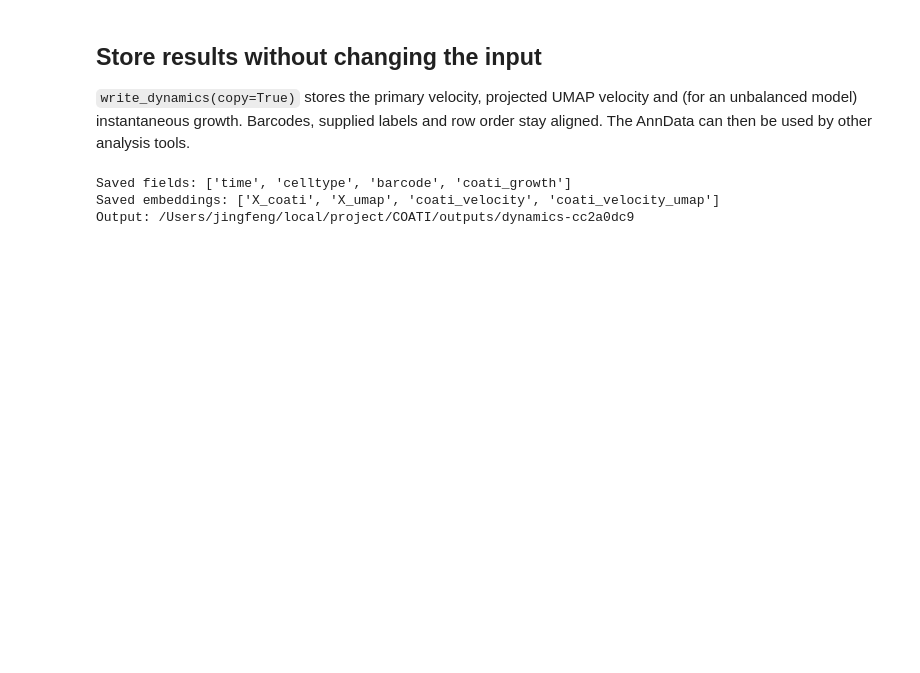
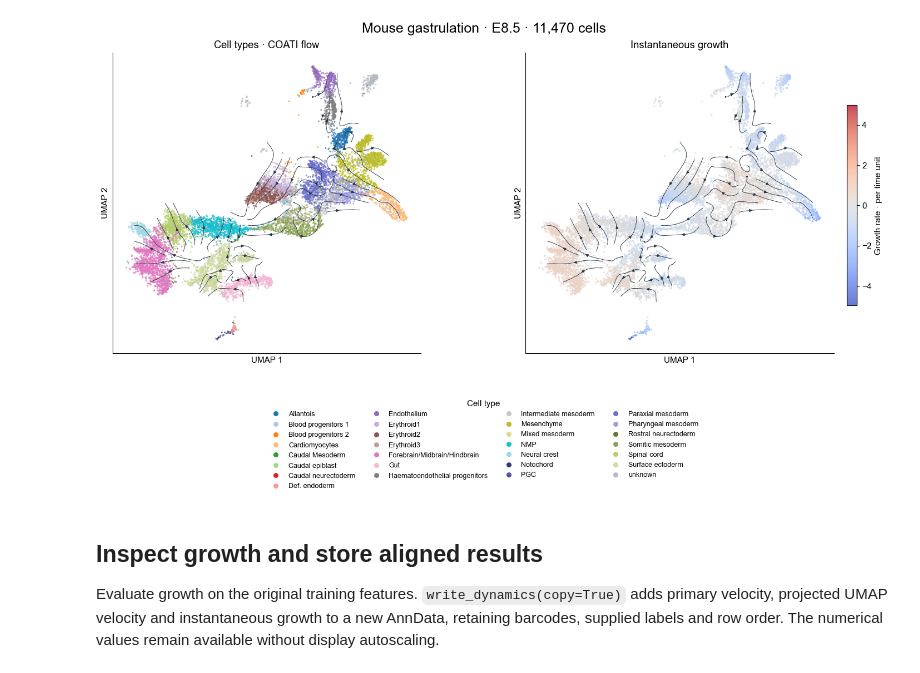
Before and after one commit to shankswang953/COATI, a Jupyter notebook: docs/tutorials/07_dynamics.ipynb, the cells around one changed output. Saved outputs shown, nothing was run; the diff lists cells and outputs as text; code cells hidden in the pictures; blank space fills up the shorter version.

Commit message:
Use real gastrulation training in the UMAP dynamics tutorial

```diff
--- a/docs/tutorials/07_dynamics.ipynb
+++ b/docs/tutorials/07_dynamics.ipynb
@@ -16,9 +16,17 @@ This example uses synthetic branching distributions and supplied toy group label
 # %%
 from pathlib import Path
+import os
 import uuid
+import hashlib
+import json
+import torch
+import anndata as ad
 import numpy as np
+import pandas as pd
 import matplotlib.pyplot as plt
 import coati as ct
 
 %matplotlib inline
 plt.rcParams.update({"font.family": "Arial", "font.size": 11})
+project_dir = Path.cwd().parent if Path.cwd().name == "notebooks" else Path.cwd()
+DATA_DIR = Path(os.environ.get("COATI_GASTRULATION_DATA", project_dir.parent / "TraInfBench/data/processed/gastrulation"))
@@ -49,8 +69,12 @@ The prepared AnnData can be passed directly to training. `balanced=False` enable
 # %%
-balanced = False
-output_dir = Path("outputs") / ("dynamics-" + uuid.uuid4().hex[:8])
-result = ct.train_vector_field(cells, balanced=balanced, iterations=300,
-                               batch_size=64, seed=7, output_dir=output_dir)
+config = ct.Config(
+    multimodal=True, balanced=False, iterations=1000,
+    batch_size=128, hidden_dim=128, learning_rate=1e-3,
+    secondary_weight=.35, matching_weight=50., energy_weight=1.,
+    manifold_weight=.1, sync_density_loss=True, seed=0,
+)
+output_dir = Path("outputs") / ("gastrulation-dynamics-" + uuid.uuid4().hex[:8])
+result = ct.train_vector_field(cells, config, output_dir=output_dir)
 print("Training times:", result.data.times)
-print("Balanced:", balanced)
+print("Output:", result.output_dir)
 # %% [output]
@@ -85,21 +89,29 @@ Growth rates: (384,) range: -0.16602307558059692 0.2156638205051422
+# %%
+stage_cells = cells[cells.obs["stage"] == "E8.5"].copy()
+names = stage_cells.obs["celltype"].cat.categories
+colors = list(plt.get_cmap("tab20").colors) + list(plt.get_cmap("tab20b").colors)
+palette = dict(zip(names, colors))
+palette["unknown"] = "#b5bac2"
+fig, axes = plt.subplots(1, 2, figsize=(15, 9))
+result.plot_dynamics(
+    stage_cells, axes=axes, labels=False, palette=palette,
+    point_size=5, alpha=.75, density=1.3, linewidth=.65, arrow_size=.8, grid_size=60,
+)
+legend = axes[0].get_legend()
+fig.legend(legend.legend_handles, [text.get_text() for text in legend.get_texts()],
+           loc="lower center", bbox_to_anchor=(.5, .015), ncol=4,
+           frameon=False, fontsize=9, title="Cell type", markerscale=1.3)
+legend.remove()
+fig.suptitle(f"Mouse gastrulation · E8.5 · {stage_cells.n_obs:,} cells", fontsize=18, y=.96)
+axes[0].set_position([.04, .30, .40, .60])
+axes[1].set_position([.52, .30, .40, .60])
+fig.axes[2].set_position([.935, .36, .012, .47])
+fig.savefig(result.output_dir / "dynamics_umap.png", dpi=180, bbox_inches="tight")
+fig.savefig(result.output_dir / "dynamics_umap.pdf", bbox_inches="tight")
+plt.show()
+# %% [output]
+[figure, added]
 # %% [markdown]
-## Store results without changing the input
+## Inspect growth and store aligned results
 
-`write_dynamics(copy=True)` stores the primary velocity, projected UMAP velocity and (for an unbalanced model) instantaneous growth. Barcodes, supplied labels and row order stay aligned. The AnnData can then be used by other analysis tools.
+Evaluate growth on the original training features. `write_dynamics(copy=True)` adds primary velocity, projected UMAP velocity and instantaneous growth to a new AnnData, retaining barcodes, supplied labels and row order. The numerical values remain available without display autoscaling.
-# %%
-stored = result.write_dynamics(cells, copy=True)
-assert "coati_growth" not in cells.obs
-assert "coati_velocity" not in cells.obsm
-stored.write_h5ad(result.output_dir / "dynamics.h5ad")
-restored = ct.load_result(result.output_dir)
-np.testing.assert_array_equal(result.compute_velocity(), restored.compute_velocity())
-if not balanced:
-    np.testing.assert_array_equal(result.compute_growth(), restored.compute_growth())
-    np.testing.assert_allclose(stored.obs["coati_growth"], growth)
-print("Saved fields:", list(stored.obs.columns))
-print("Saved embeddings:", list(stored.obsm))
-print("Output:", result.output_dir)
-# %% [output]
-Saved fields: ['time', 'celltype', 'barcode', 'coati_growth']
-Saved embeddings: ['X_coati', 'X_umap', 'coati_velocity', 'coati_velocity_umap']
-Output: /Users/jingfeng/local/project/COATI/outputs/dynamics-cc2a0dc9
```
Also changed, not shown: parts of 19 cells of this notebook, 8 other files.
